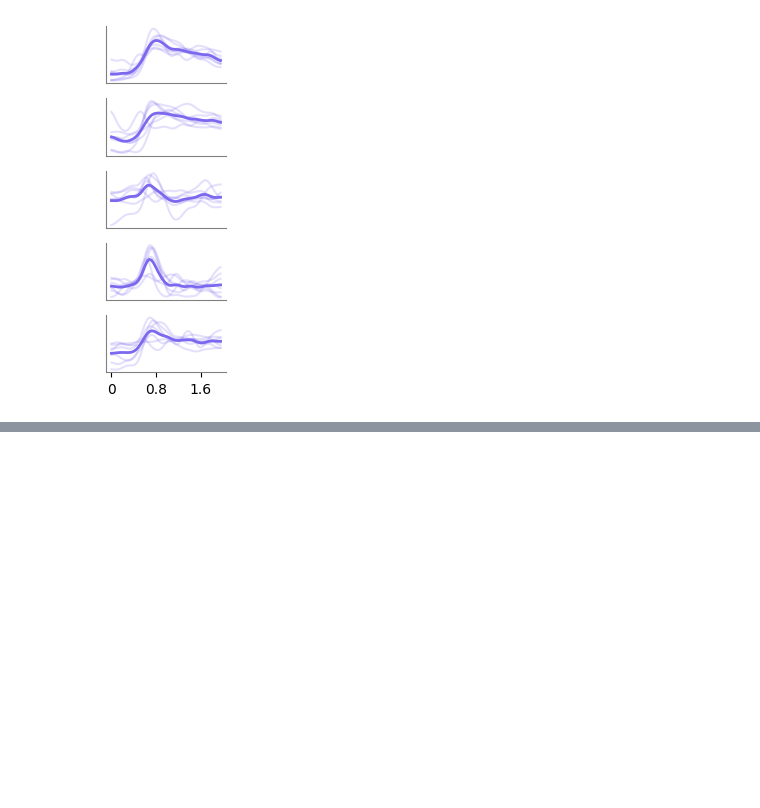
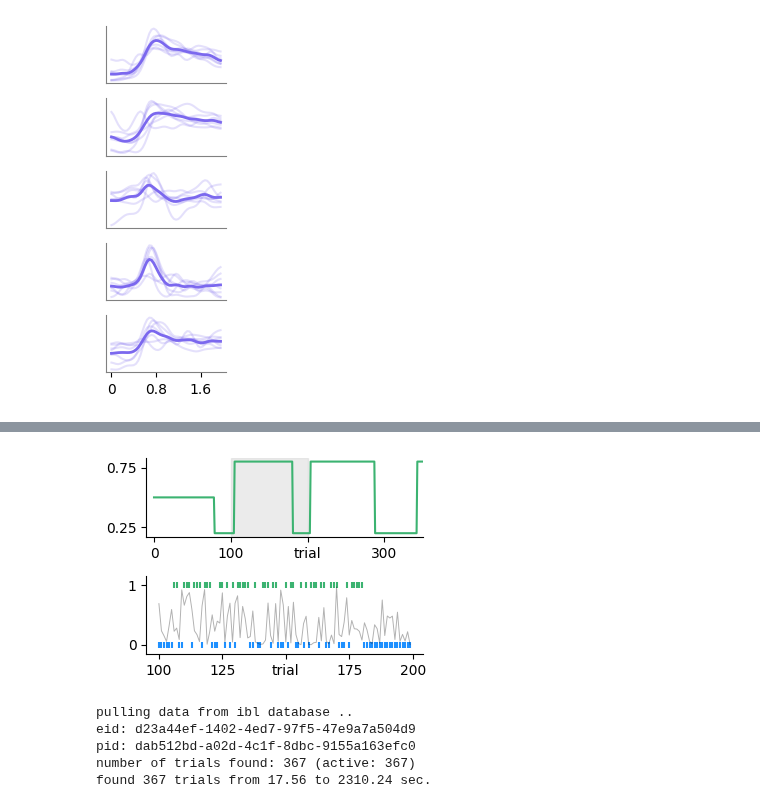
Before and after one commit to yzhang511/neural_decoding, a Jupyter notebook: biorxiv_plots/biorxiv_fig1.ipynb, the cells around one changed output, grey strips where cells are left out. Cells and saved outputs as stored; diff of their text form; code cells hidden in the pictures; blank space fills up the shorter version.

```diff
--- a/biorxiv_plots/biorxiv_fig1.ipynb
+++ b/biorxiv_plots/biorxiv_fig1.ipynb
@@ -237,0 +304,16 @@ plt.savefig("./plots/demixed_tca.png", dpi=200)
+# %%
+from sklearn.linear_model import LogisticRegression
+from sklearn.model_selection import KFold
+X = X_dict[pids[5]]
+K, C, T = X.shape
+
+probs = []
+kf = KFold(n_splits=5, random_state=None, shuffle=False)
+for i, (train, test) in enumerate(kf.split(X)):
+    X_train, X_test = X[train], X[test]
+    y_train, y_test = choices[train], choices[test]
+    lr = LogisticRegression()
+    lr.fit(X_train.reshape(-1,C*T), y_train)
+    y_prob = lr.predict_proba(X_test.reshape(-1,C*T))
+    probs.append(y_prob[:,1])
+probs = np.hstack(probs)
@@ -237,0 +345,46 @@ plt.savefig("./plots/demixed_tca.png", dpi=200)
+# %%
+fig, axes = plt.subplots(2,1,figsize=(3.5, 2.5))
+axes[0].plot(block[pids[5]], c="mediumseagreen")
+# axes[0].plot(states.T[1], c="dodgerblue")
+axes[0].axvspan(100, 200, alpha=.3, color="silver")
+axes[0].set_xticks([0, 100, 200, 300, 400], [0, 100, "trial", 300, 400])
+axes[0].set_xlim(-10, 350)
+axes[0].set_yticks([0.25, 0.75], [0.25, 0.75])
+
+axes[1].eventplot(
+    np.where(choices[100:200] == 1.),
+    colors="mediumseagreen", lineoffsets=1, linelengths=.1, linewidth=1.5,
+)
+axes[1].eventplot(
+    np.where(choices[100:200] == 0.),
+    colors="dodgerblue", lineoffsets=0, linelengths=.1, linewidth=1.5,
+)
+axes[1].plot(probs[100:200], c="k", alpha=.3, linewidth=.7)
+axes[1].set_xticks([0, 25, 50, 75, 100], [100, 125, "trial", 175, 200])
+for ax in axes:
+    ax.spines[['right', 'top']].set_visible(False)
+    # ax.spines['bottom'].set_color('grey')
+    # ax.spines['left'].set_color('grey')
+plt.tight_layout()
+plt.savefig("./plots/example_behavior_states_3.png", dpi=200)
+# %% [output]
+[figure, added]
+# %%
+X_dict, Y_dict = load_data_from_pids(
+    [pids[0]],
+    brain_region="all",
+    behavior="prior",
+    data_type="all_ks",
+    t_before=1.,
+    t_after=.5,
+    n_t_bins=30,
+    align_time_type='stimOn_times',
+    normalize_input=False,
+    prior_path = "/mnt/3TB/yizi/Downloads/ONE/openalyx.internationalbrainlab.org/paper_repro_ephys_data/figure9_10/priors/"
+)
+# %% [output]
+pulling data from ibl database ..
+eid: d23a44ef-1402-4ed7-97f5-47e9a7a504d9
+pid: dab512bd-a02d-4c1f-8dbc-9155a163efc0
+number of trials found: 367 (active: 367)
+found 367 trials from 17.56 to 2310.24 sec.
```
Also changed, not shown: parts of 10 cells of this notebook, 1 other file.
